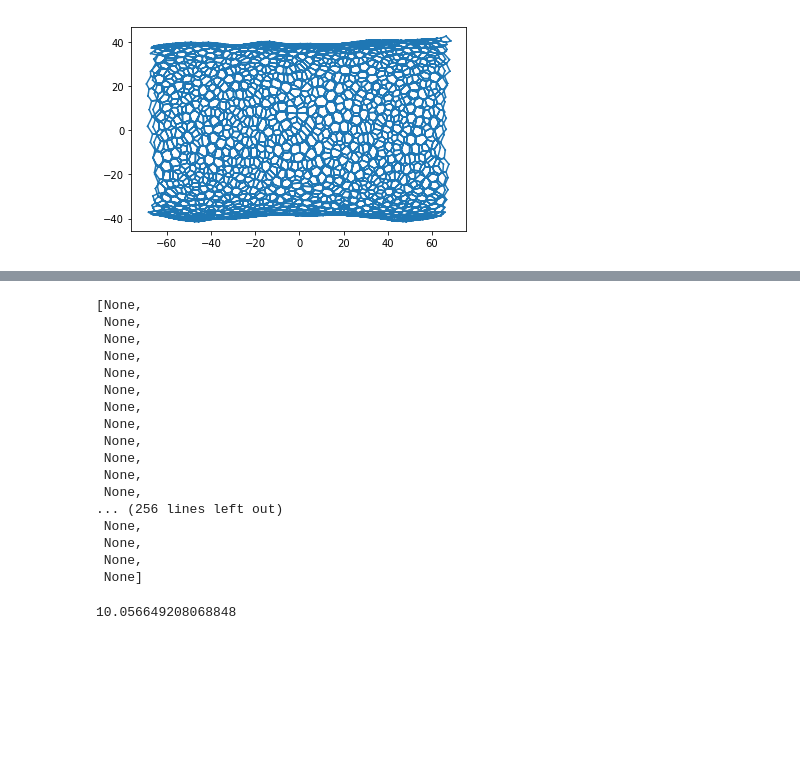
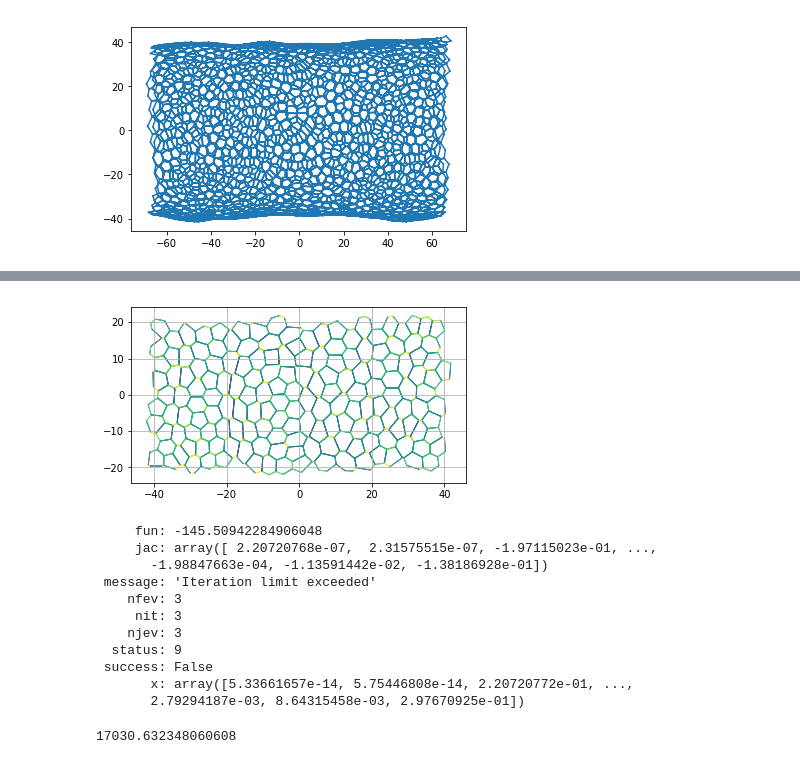
Before and after one commit to suzannelab/polarity, a Jupyter notebook: notebooks/polarity_salbreux.ipynb, the cells around one changed output, grey strips where cells are left out. Cells and saved outputs as stored; diff of their text form; code cells hidden in the pictures; blank space fills up the shorter version.

```diff
--- a/notebooks/polarity_salbreux.ipynb
+++ b/notebooks/polarity_salbreux.ipynb
@@ -94,35 +123,0 @@ sheet.settings ['lambda_c'] = 1
-# %%
-def move_prot(sheet, short_e, long_e):
-    move_prot = random.uniform(0, long_e[1]['N_a'])
-    sheet.edge_df.loc[long_e[0], 'N_a'] -= move_prot
-    sheet.edge_df.loc[short_e[0], 'N_a'] += move_prot
-
-    sheet.edge_df.loc[long_e[0], 'C_a']= sheet.edge_df.loc[long_e[0], 'N_a'] / sheet.edge_df.loc[long_e[0], 'length']
-    sheet.edge_df.loc[short_e[0], 'C_a']= sheet.edge_df.loc[short_e[0], 'N_a'] / sheet.edge_df.loc[short_e[0], 'length']
-
-sheet.edge_df['C_a'] = sheet.edge_df['N_a'] / sheet.edge_df['length']
-# Sum all edges prot concentration for all faces
-faces_C_a = sheet.sum_face(sheet.edge_df['C_a'])
-sheet.edge_df['C_a'] = sheet.edge_df['C_a'] * sheet.upcast_face(sheet.face_df['prefered_C_a']) / sheet.upcast_face(faces_C_a.values)
-# Accumulation on short edges
-C1_ij = sheet.edge_df.sort_values(['face', 'trgt'])[['length', 'C_a', 'N_a']]
-C1_jm = sheet.edge_df.sort_values(['face', 'srce'])[['length', 'C_a', 'N_a']]
-[move_prot(sheet, i, j) if i[1]['length'] < j[1]['length'] else move_prot(sheet, j,i) for i, j in zip(C1_ij.iterrows(), C1_jm.iterrows())]
-# %% [output]
-[None,
- None,
- None,
- None,
- None,
- None,
- None,
- None,
- None,
- None,
- None,
- None,
-... (256 lines left out)
- None,
- None,
- None,
- None]
@@ -229,12 +124,34 @@ def _calculate_diff_C_neighbors(sheet):
+# %%
+# Forme du tissu au debut
+sheet2 = sheet.extract_bounding_box(y_boundary=[-0,100], x_boundary = [-20,20], z_boundary=[-40,40])
+fig, ax = sheet_view(sheet2, edge={'color_range': [0,0.1],'color':sheet2.edge_df.C_a, 'width':1},
+                     vert={'visible':False}, coords = ['z','x'])
+# %% [output]
+[figure, added]
 # %%
 import time
 tmps1=time.time()
 solver_kw = {'minimize': {'method': 'SLSQP',
-                          'options': {'ftol': 1e-8}}}
+                          'options': {'ftol': 1e-2,
+                                     'maxiter': 2}}}
                                       #'gtol': 1e-8}}}
 res = find_energy_min(sheet, geom, model, **solver_kw)
-res
+print(res)
 tmps2=time.time()-tmps1
-print (tmps2)
+#print (tmps2)
 # %% [output]
-10.056649208068848
+     fun: -145.50942284906048
+     jac: array([ 2.20720768e-07,  2.31575515e-07, -1.97115023e-01, ...,
+       -1.98847663e-04, -1.13591442e-02, -1.38186928e-01])
+ message: 'Iteration limit exceeded'
+    nfev: 3
+     nit: 3
+    njev: 3
+  status: 9
+ success: False
+       x: array([5.33661657e-14, 5.75446808e-14, 2.20720772e-01, ...,
+       2.79294187e-03, 8.64315458e-03, 2.97670925e-01])
+# %%
+tmps2
+# %% [output]
+17030.632348060608
```
Also changed, not shown: parts of 24 cells of this notebook, 5 other files.
